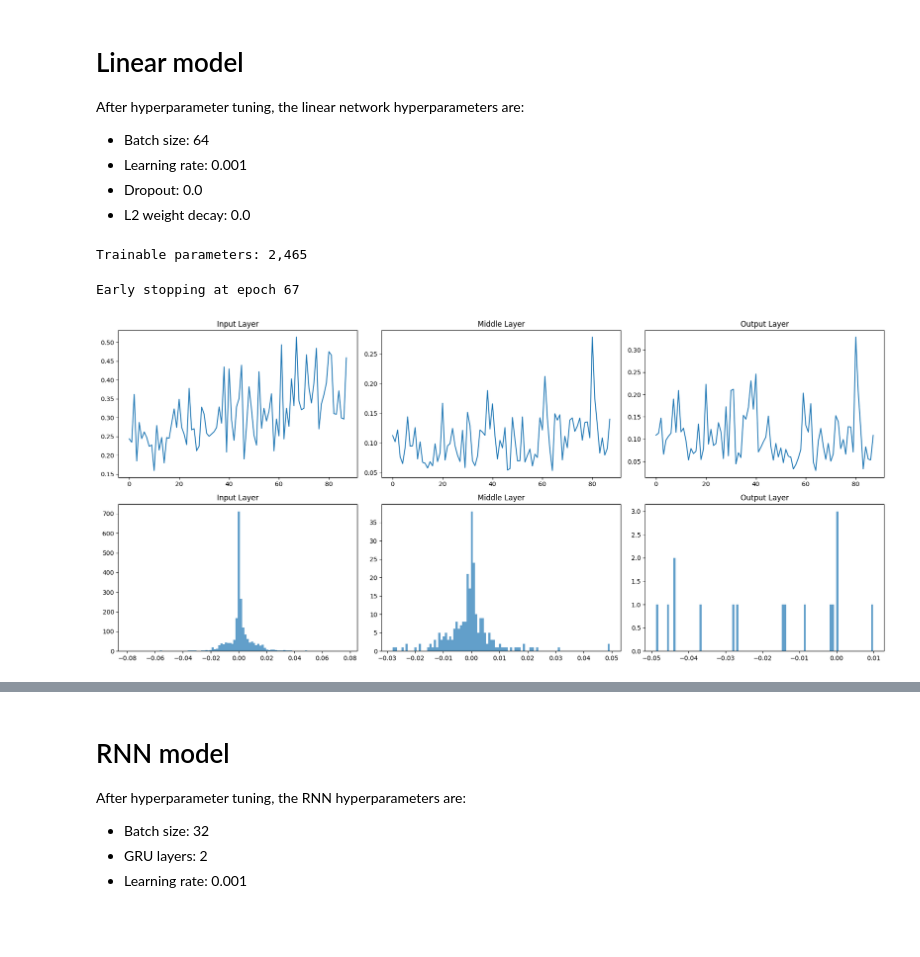
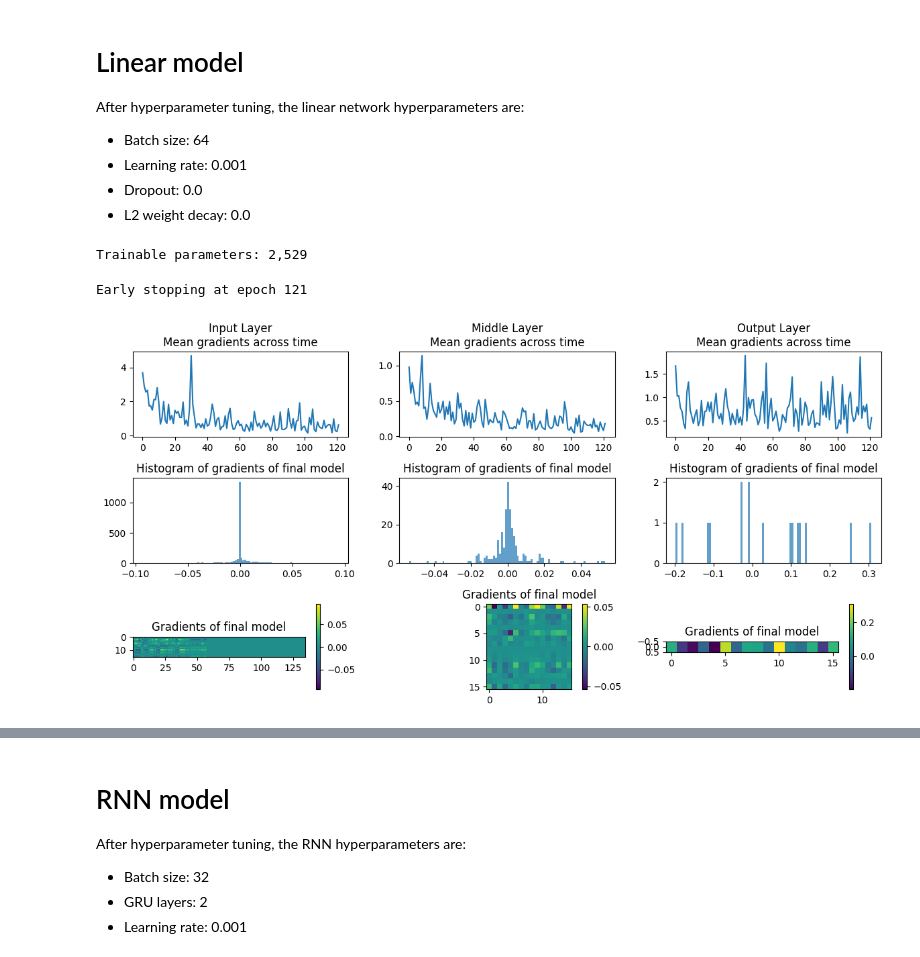
Before and after one commit to zybecker/DS-5500, a Jupyter notebook: RNN_Model/NN_final_models.ipynb, the cells around one changed output, grey strips where cells are left out. Saved outputs shown, nothing was run; the diff lists cells and outputs as text; code cells hidden in the pictures; blank space fills up the shorter version.

```diff
--- a/RNN_Model/NN_final_models.ipynb
+++ b/RNN_Model/NN_final_models.ipynb
@@ -131,8 +132,8 @@ class SimpleNet(nn.Module):
         x = self.relu(self.output_layer(x))
         return x.squeeze()  # Remove extra dimension for regression tasks
 # %%
-batch_size = 128
-num_epochs = 150
+batch_size = 32
+num_epochs = 250
 early_stop_patience = 15
 
 # Turn dataset into Dataloaders
@@ -141,15 +142,14 @@ valid_dataloader = DataLoader(valid_dataset, batch_size=batch_size, shuffle=True
 
 # Create model object
 in_features, seq_len = train_dataloader.dataset[0][0].shape
-simple_baseball_mlp = SimpleNet(in_features=in_features, seq_len=seq_len, hidden_features=16, dropout=0.0).to(DEVICE)
+simple_baseball_mlp = SimpleNet(in_features=in_features, seq_len=seq_len, hidden_features=16, dropout=0.1).to(DEVICE)
 
 # Print trainable parameters
 trainable_params = sum(p.numel() for p in simple_baseball_mlp.parameters() if p.requires_grad)
 print(f"Trainable parameters: {trainable_params:,}")
 
 # Optimizer and scheduler
-optimizer = optim.AdamW(simple_baseball_mlp.parameters(), lr=0.0001, weight_decay=0.01)
-#scheduler = CosineAnnealingLR(optimizer, T_max=50)
+optimizer = optim.AdamW(simple_baseball_mlp.parameters(), lr=0.00001, weight_decay=0.001)
 early_stopper = EarlyStopping(patience=early_stop_patience, min_delta=0.0001)
 
 # Training logs
@@ -168,13 +168,9 @@ for epoch in pbar:
     avg_valid_loss = evaluate_model(model=simple_baseball_mlp, data_loader=valid_dataloader, device=DEVICE, loss_fn='MSE')
     mlp_eval_log.append(avg_valid_loss)
 
-
+    # Track gradients across training
     grads = {n:p.grad.cpu() for n, p in simple_baseball_mlp.named_parameters()}
     mlp_grads.append(grads)
-
-    # Step scheduler
-    #current_lr = scheduler.get_last_lr()
-    #scheduler.step()
 
     # Early Stopping
     early_stopper(avg_valid_loss)
@@ -186,30 +182,43 @@ for epoch in pbar:
     #'LR': current_lr[0],
     pbar.set_postfix({'Train loss': avg_train_loss, 'Validation loss': avg_valid_loss, 'ES Counter': early_stopper.counter})
 # %% [output]
-Trainable parameters: 2,465
+Trainable parameters: 2,529
-Early stopping at epoch 67
+Early stopping at epoch 121
 # %%
 input_layer_grad_norm = [torch.norm(mlp_grads[i]['input_layer.weight']).item() for i in range(len(mlp_grads))]
 middle_layer_grad_norm = [torch.norm(mlp_grads[i]['middle_layer.weight']).item() for i in range(len(mlp_grads))]
 output_layer_grad_norm = [torch.norm(mlp_grads[i]['output_layer.weight']).item() for i in range(len(mlp_grads))]
 
-# Create a figure and subplots (2 row, 3 columns)
-fig, axs = plt.subplots(2, 3, figsize=(18, 8))
+# Create a figure and subplots (3 row, 3 columns)
+fig, axs = plt.subplots(3, 3, figsize=(12, 6))
 axs[0, 0].plot(input_layer_grad_norm)
-axs[0, 0].set_title('Input Layer')
+axs[0, 0].set_title('Input Layer\nMean gradients across time')
 axs[0, 1].plot(middle_layer_grad_norm)
-axs[0, 1].set_title('Middle Layer')
+axs[0, 1].set_title('Middle Layer\nMean gradients across time')
 axs[0, 2].plot(output_layer_grad_norm)
-axs[0, 2].set_title('Output Layer')
-i = epoch
-axs[1, 0].hist(mlp_grads[i]['input_layer.weight'].flatten().cpu().numpy(), bins=100, alpha=0.7)
-axs[1, 0].set_title('Input Layer')
-axs[1, 1].hist(mlp_grads[i]['middle_layer.weight'].flatten().cpu().numpy(), bins=100, alpha=0.7)
-axs[1, 1].set_title('Middle Layer')
-axs[1, 2].hist(mlp_grads[i]['output_layer.weight'].flatten().cpu().numpy(), bins=100, alpha=0.7)
-axs[1, 2].set_title('Output Layer')
+axs[0, 2].set_title('Output Layer\nMean gradients across time')
+# Gradient histogram at end of training
+i = 0
+axs[1, 0].hist(grads['input_layer.weight'].flatten().cpu().numpy(), bins=100, alpha=0.7)
+axs[1, 1].hist(grads['middle_layer.weight'].flatten().cpu().numpy(), bins=100, alpha=0.7)
+axs[1, 2].hist(grads['output_layer.weight'].flatten().cpu().numpy(), bins=100, alpha=0.7)
+axs[1, 0].set_title('Histogram of gradients of final model')
+axs[1, 1].set_title('Histogram of gradients of final model')
+axs[1, 2].set_title('Histogram of gradients of final model')
+
+# Gradients
+grads = {n:p.grad.cpu() for n, p in simple_baseball_mlp.named_parameters()}
+im1 = axs[2, 0].imshow(grads['input_layer.weight'])
+im2 = axs[2, 1].imshow(grads['middle_layer.weight'])
+im3 = axs[2, 2].imshow(grads['output_layer.weight'])
+axs[2, 0].set_title('Gradients of final model')
+axs[2, 1].set_title('Gradients of final model')
+axs[2, 2].set_title('Gradients of final model')
+fig.colorbar(im1, ax=axs[2, 0])
+fig.colorbar(im2, ax=axs[2, 1])
+fig.colorbar(im3, ax=axs[2, 2])
 
 plt.tight_layout()
 plt.show()
 # %% [output]
-[figure, old version]
+[figure, new version]
```
Also changed, not shown: parts of 20 cells of this notebook, 1 other file.
